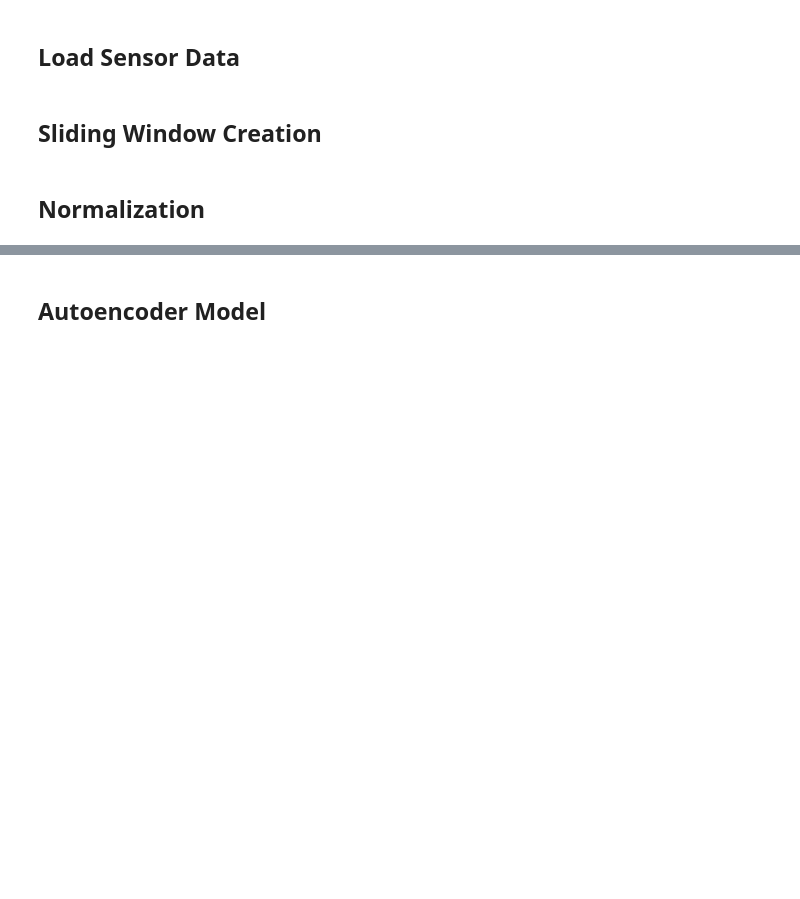
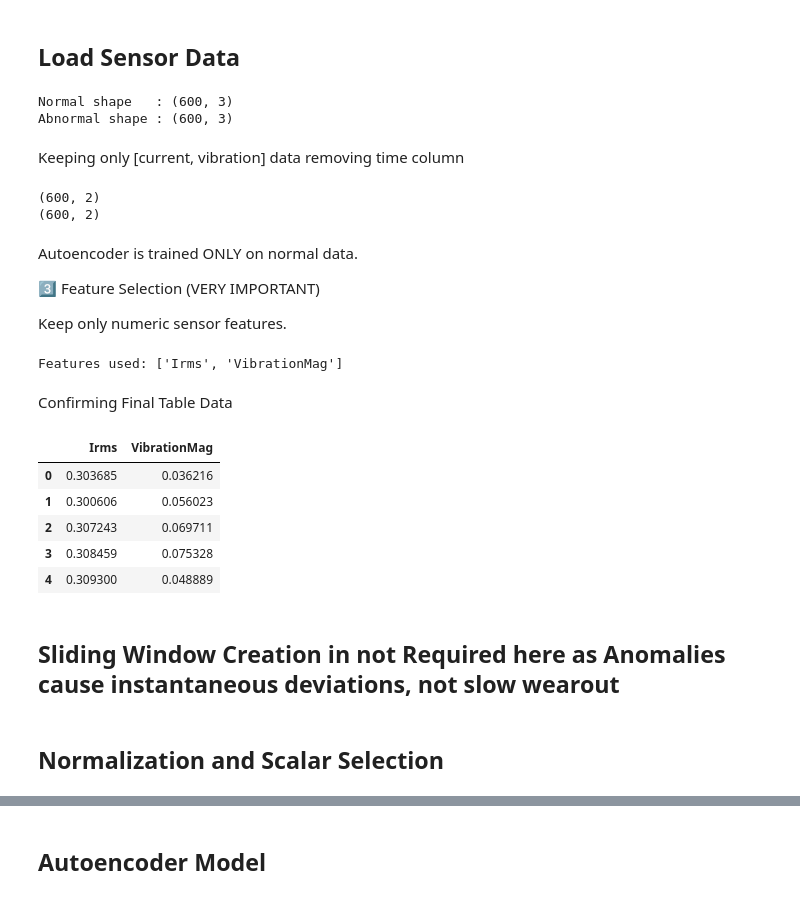
Before and after one commit to PG-DESD/CDAC_Sharing_Data, a Jupyter notebook: Embedded_AI/Jupyter_Notebooks/Generic_TimeSeries_Anomaly_Detection.ipynb, the cells around one changed output, grey strips where cells are left out. Drawn from its saved outputs; the diff is of its cells as text; code cells hidden in the pictures; blank space fills up the shorter version.

```diff
--- a/Embedded_AI/Jupyter_Notebooks/Generic_TimeSeries_Anomaly_Detection.ipynb
+++ b/Embedded_AI/Jupyter_Notebooks/Generic_TimeSeries_Anomaly_Detection.ipynb
@@ -25,10 +30,46 @@ THRESHOLD_PERCENTILE = 95
 ## Load Sensor Data
 # %%
 
-def load_sensor_data(file_path):
-    return np.loadtxt(file_path, delimiter=',')
+normal_df = pd.read_csv("normal_data.csv")
+abnormal_df = pd.read_csv("abnormal_data.csv")
 
-raw_data = load_sensor_data("normal_data.csv")
-print(raw_data.shape)
+print("Normal shape   :", normal_df.shape)
+print("Abnormal shape :", abnormal_df.shape)
+# %% [output]
+Normal shape   : (600, 3)
+Abnormal shape : (600, 3)
+# %% [markdown]
+Keeping only [current, vibration] data removing time column
+# %%
+normal_features = normal_df.drop(columns=['time'])
+abnormal_features = abnormal_df.drop(columns=['time'])
+#printing shape after dropping the 'time' column
+print(normal_features.shape)
+print(abnormal_features.shape)
+# %% [output]
+(600, 2)
+(600, 2)
+# %% [markdown]
+Autoencoder is trained ONLY on normal data.
+
+3️⃣ Feature Selection (VERY IMPORTANT)
+
+Keep only numeric sensor features.
+# %%
+features = normal_features.columns.tolist()
+print("Features used:", features)
+# %% [output]
+Features used: ['Irms', 'VibrationMag']
+# %% [markdown]
+Confirming Final Table Data
+# %%
+normal_features.head()
+# %% [output]
+|  | Irms | VibrationMag |
+| 0 | 0.303685 | 0.036216 |
+| 1 | 0.300606 | 0.056023 |
+| 2 | 0.307243 | 0.069711 |
+| 3 | 0.308459 | 0.075328 |
+| 4 | 0.309300 | 0.048889 |
 # %% [markdown]
-## Sliding Window Creation
+## Sliding Window Creation in not Required here as Anomalies cause instantaneous deviations, not slow wearout
@@ -45,2 +76,2 @@ print(X.shape)
 # %% [markdown]
-## Normalization
+## Normalization and Scalar Selection
```
Also changed, not shown: parts of 32 cells of this notebook, 8 other files.
